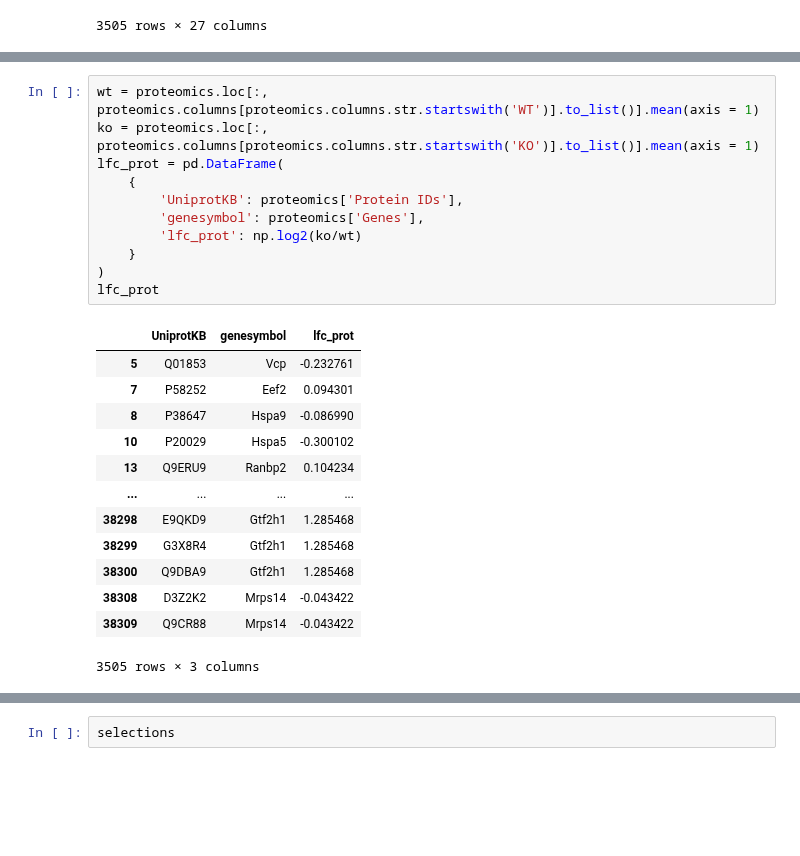
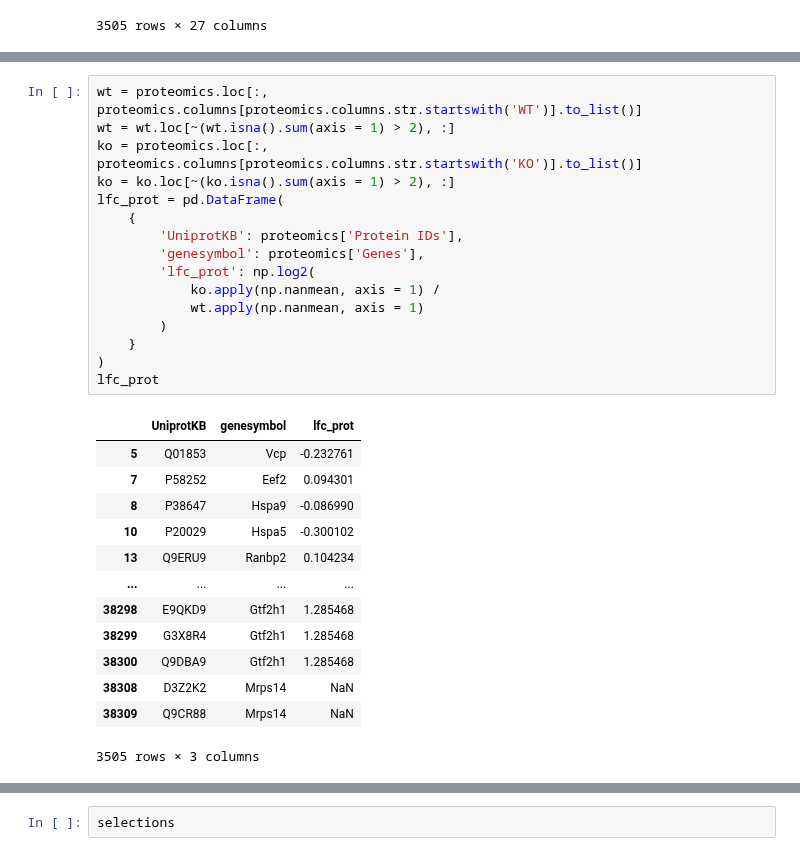
Before and after one commit to menchelab/novarinocollab, a Jupyter notebook: notebooks/metabo_analysis.ipynb, the cells around one changed output, grey strips where cells are left out. Saved outputs shown, nothing was run; the diff lists cells and outputs as text; blank space fills up the shorter version.

Commit message:
add proteomics integration

```diff
--- a/notebooks/metabo_analysis.ipynb
+++ b/notebooks/metabo_analysis.ipynb
@@ -1161,27 +1227,32 @@ proteomics
 # %%
-wt = proteomics.loc[:, proteomics.columns[proteomics.columns.str.startswith('WT')].to_list()].mean(axis = 1)
-ko = proteomics.loc[:, proteomics.columns[proteomics.columns.str.startswith('KO')].to_list()].mean(axis = 1)
+wt = proteomics.loc[:, proteomics.columns[proteomics.columns.str.startswith('WT')].to_list()]
+wt = wt.loc[~(wt.isna().sum(axis = 1) > 2), :]
+ko = proteomics.loc[:, proteomics.columns[proteomics.columns.str.startswith('KO')].to_list()]
+ko = ko.loc[~(ko.isna().sum(axis = 1) > 2), :]
 lfc_prot = pd.DataFrame(
     {
         'UniprotKB': proteomics['Protein IDs'],
         'genesymbol': proteomics['Genes'],
-        'lfc_prot': np.log2(ko/wt)
+        'lfc_prot': np.log2(
+            ko.apply(np.nanmean, axis = 1) /
+            wt.apply(np.nanmean, axis = 1)
+        )
     }
 )
 lfc_prot
 # %% [output]
 |  | UniprotKB | genesymbol | lfc_prot |
 | 5 | Q01853 | Vcp | -0.232761 |
 | 7 | P58252 | Eef2 | 0.094301 |
 | 8 | P38647 | Hspa9 | -0.086990 |
 | 10 | P20029 | Hspa5 | -0.300102 |
 | 13 | Q9ERU9 | Ranbp2 | 0.104234 |
 | ... | ... | ... | ... |
 | 38298 | E9QKD9 | Gtf2h1 | 1.285468 |
 | 38299 | G3X8R4 | Gtf2h1 | 1.285468 |
 | 38300 | Q9DBA9 | Gtf2h1 | 1.285468 |
-| 38308 | D3Z2K2 | Mrps14 | -0.043422 |
-| 38309 | Q9CR88 | Mrps14 | -0.043422 |
+| 38308 | D3Z2K2 | Mrps14 | NaN |
+| 38309 | Q9CR88 | Mrps14 | NaN |
 3505 rows × 3 columns
 # %%
 lfc = lfc.merge(
```
Also changed, not shown: parts of 15 cells of this notebook, 2 other files.
